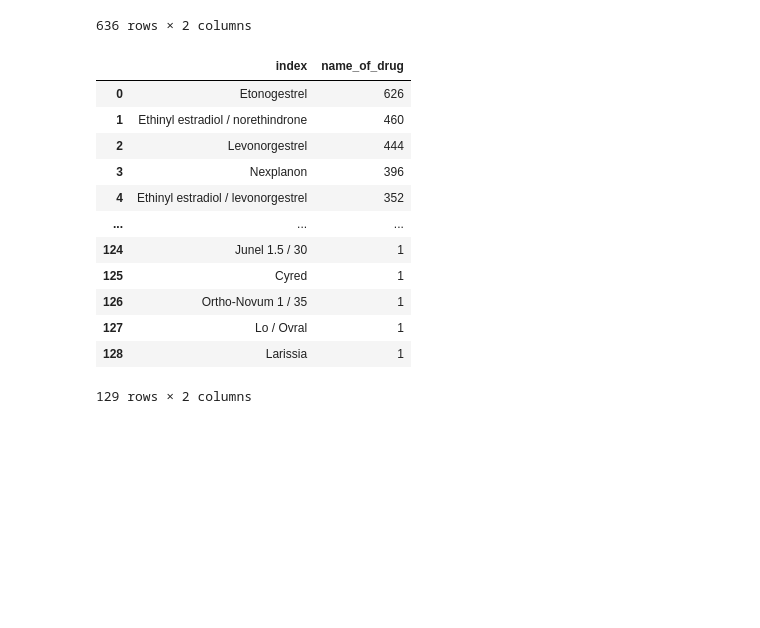
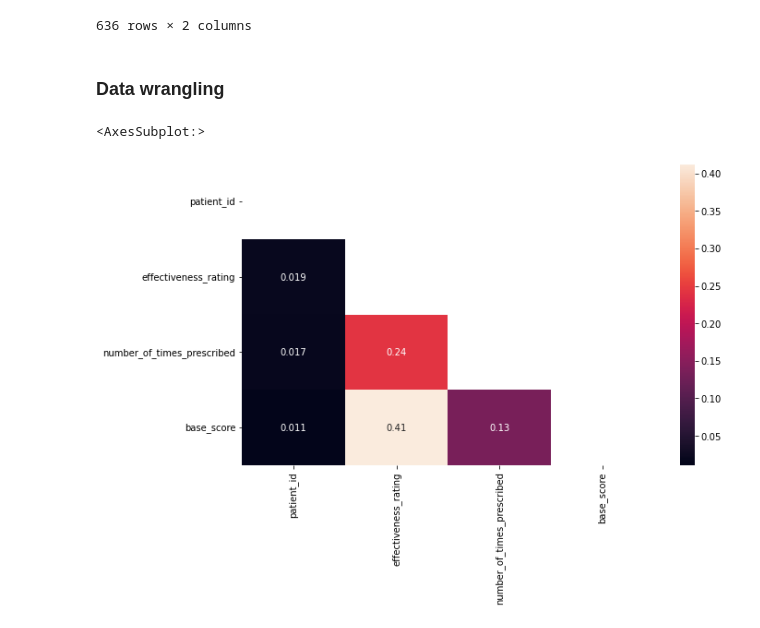
Before and after one commit to JeetDarekar001/Pharmaceutical-Reviews-NLP, a Jupyter notebook: NLP Test.ipynb, the cells around one changed output. Saved outputs shown, nothing was run; the diff lists cells and outputs as text; code cells hidden in the pictures; blank space fills up the shorter version.

```diff
--- a/NLP Test.ipynb
+++ b/NLP Test.ipynb
@@ -103,16 +115,12 @@ Birth_control=df[df.use_case_for_drug=='Birth Control' ]['name_of_drug']
-# %%
-Birth_control.value_counts().reset_index()
-# %% [output]
-|  | index | name_of_drug |
-| 0 | Etonogestrel | 626 |
-| 1 | Ethinyl estradiol / norethindrone | 460 |
-| 2 | Levonorgestrel | 444 |
-| 3 | Nexplanon | 396 |
-| 4 | Ethinyl estradiol / levonorgestrel | 352 |
-| ... | ... | ... |
-| 124 | Junel 1.5 / 30 | 1 |
-| 125 | Cyred | 1 |
-| 126 | Ortho-Novum 1 / 35 | 1 |
-| 127 | Lo / Ovral | 1 |
-| 128 | Larissia | 1 |
-129 rows × 2 columns
+# %% [markdown]
+### Data wrangling
+# %%
+# Dataset is copied to perform wrangaling operations.
+
+df1=df.copy(deep=True)
+corr1=df.corr()
+plt.figure(figsize=(10,6))
+sns.heatmap(corr1,annot=True,mask=np.triu(np.ones_like(corr1)))
+# %% [output]
+<AxesSubplot:>
+[figure, added]
```
Also changed, not shown: parts of 68 cells of this notebook.
